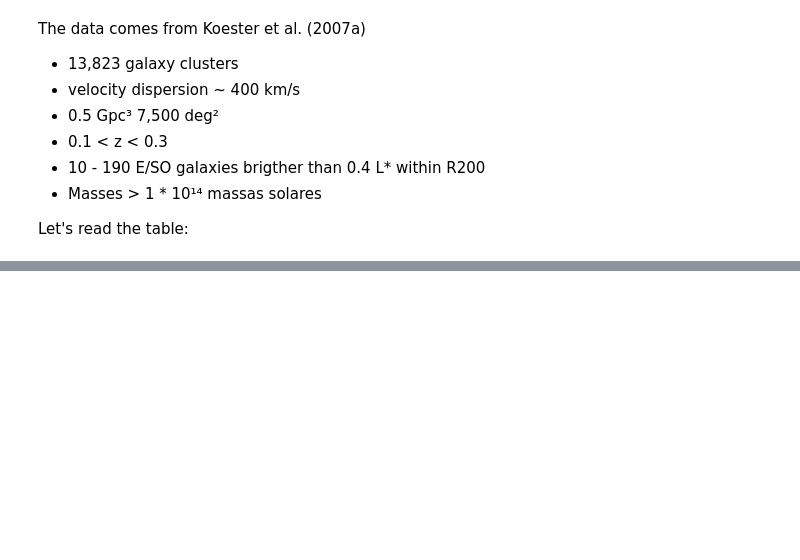
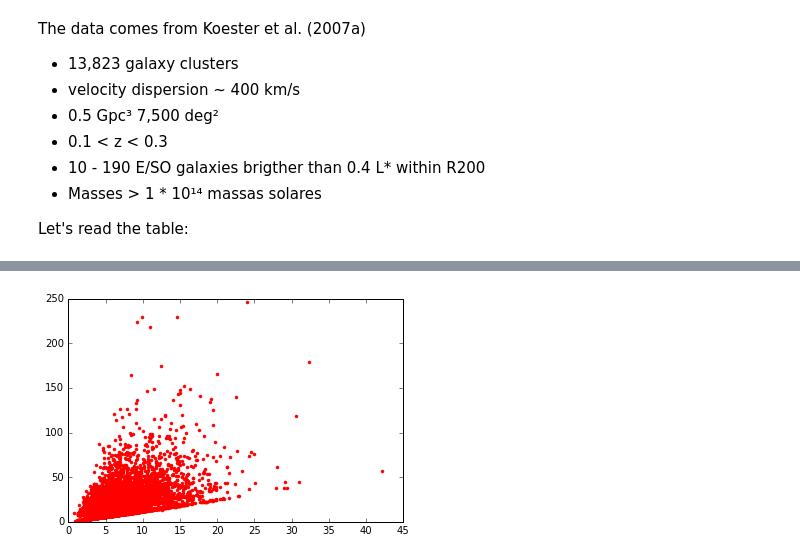
Before and after one commit to HillBruno/MaxBCGcatalog, a Jupyter notebook: MaxBCG Catalog.ipynb, the cells around one changed output, grey strips where cells are left out. Saved outputs shown, nothing was run; the diff lists cells and outputs as text; code cells hidden in the pictures; blank space fills up the shorter version.

```diff
--- a/MaxBCG Catalog.ipynb
+++ b/MaxBCG Catalog.ipynb
@@ -69,0 +63,5 @@ plt.show()
+# %%
+plt.plot(LBr, LBi, 'k.', linewidth = 3,color = 'red')
+plt.show()
+# %% [output]
+[figure, added]
```
Also changed, not shown: parts of 8 cells of this notebook.
